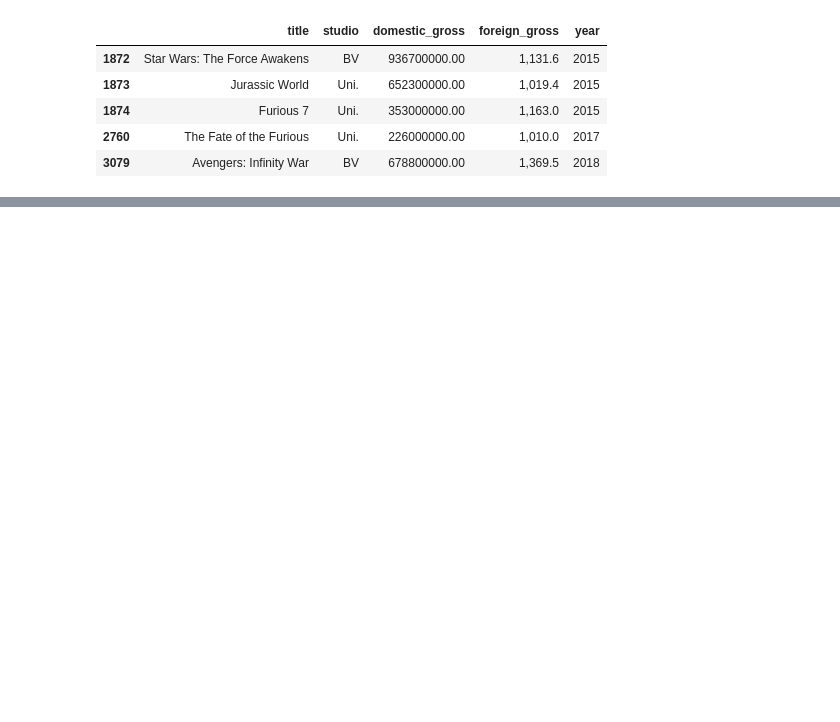
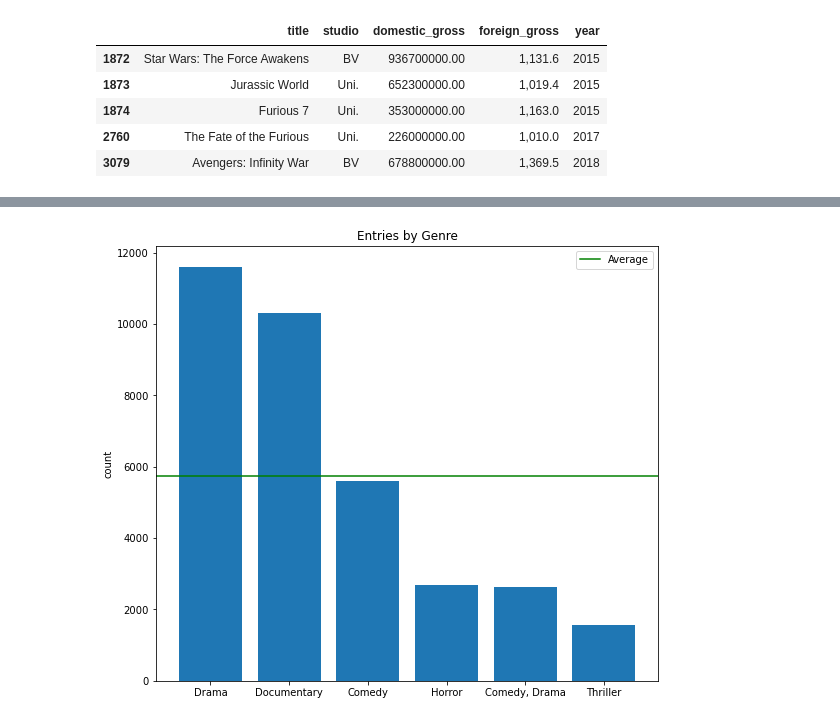
Before and after one commit to Djohnson1313/Phase_2_Project, a Jupyter notebook: Phase.1.project.notebook.ipynb, the cells around one changed output, grey strips where cells are left out. Drawn from its saved outputs; the diff is of its cells as text; code cells hidden in the pictures; blank space fills up the shorter version.

```diff
--- a/Phase.1.project.notebook.ipynb
+++ b/Phase.1.project.notebook.ipynb
@@ -72,0 +267,15 @@ conn = sqlite3.connect('im.db.unzipped')
+# %%
+fig, ax = plt.subplots(figsize = (9,8))
+
+height = [11612, 10313, 5613, 2692, 2617, 1555]
+x = range(len(height))
+labels = ['Drama', 'Documentary', 'Comedy', 'Horror', 'Comedy, Drama', 'Thriller']
+height_mean = round(sum(height) / len(height))
+ax.axhline(height_mean, color = 'green')
+ax.bar(x, height, tick_label = labels)
+ax.set_title('Entries by Genre')
+ax.set_ylabel('count')
+plt.legend(['Average'])
+plt.show();
+# %% [output]
+[figure, added]
```
Also changed, not shown: parts of 84 cells of this notebook.
